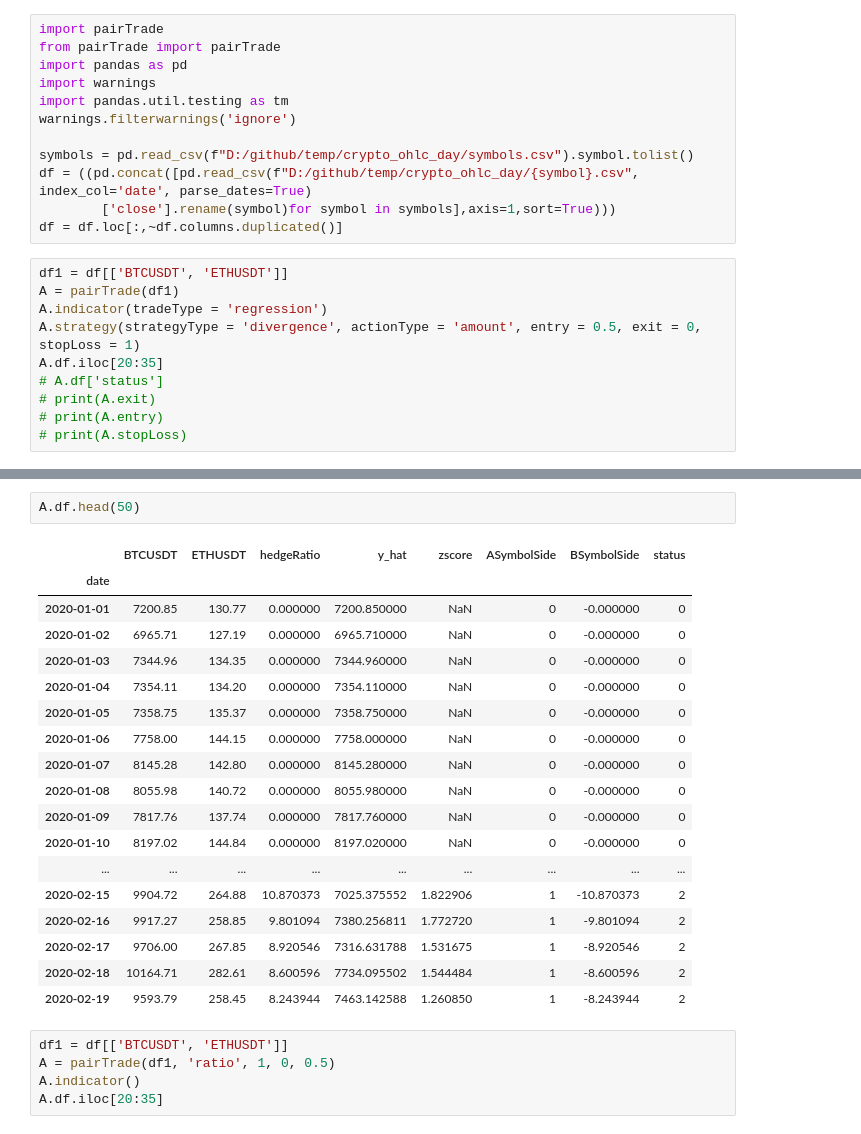
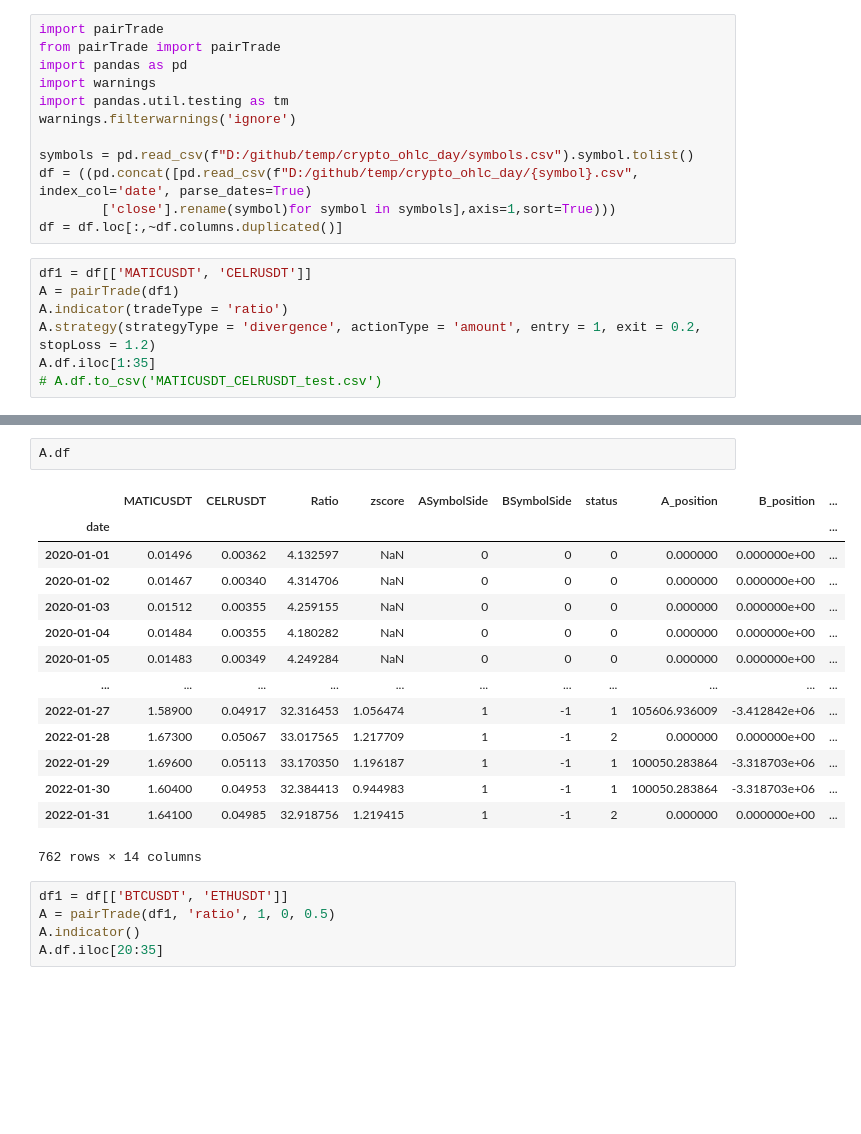
Before and after one commit to jochien889/backtrading, a Jupyter notebook: pairTrade_test.ipynb, the cells around one changed output, grey strips where cells are left out. Cells and saved outputs as stored; diff of their text form; blank space fills up the shorter version.

```diff
--- a/pairTrade_test.ipynb
+++ b/pairTrade_test.ipynb
@@ -11,13 +11,10 @@ df = ((pd.concat([pd.read_csv(f"D:/github/temp/crypto_ohlc_day/{symbol}.csv", in
         ['close'].rename(symbol)for symbol in symbols],axis=1,sort=True)))
 df = df.loc[:,~df.columns.duplicated()]
 # %%
-df1 = df[['BTCUSDT', 'ETHUSDT']]
+df1 = df[['MATICUSDT', 'CELRUSDT']]
 A = pairTrade(df1)
-A.indicator(tradeType = 'regression')
-A.strategy(strategyType = 'divergence', actionType = 'amount', entry = 0.5, exit = 0, stopLoss = 1)
-A.df.iloc[20:35]
-# A.df['status']
-# print(A.exit)
-# print(A.entry)
-# print(A.stopLoss)
+A.indicator(tradeType = 'ratio')
+A.strategy(strategyType = 'divergence', actionType = 'amount', entry = 1, exit = 0.2, stopLoss = 1.2)
+A.df.iloc[1:35]
+# A.df.to_csv('MATICUSDT_CELRUSDT_test.csv')
 # %% [output]
@@ -41,24 +39,20 @@ A.df.iloc[20:35]
 # %%
-A.df.head(50)
+A.df
 # %% [output]
-|  | BTCUSDT | ETHUSDT | hedgeRatio | y_hat | zscore | ASymbolSide | BSymbolSide | status |
-| date |  |  |  |  |  |  |  |  |
-| 2020-01-01 | 7200.85 | 130.77 | 0.000000 | 7200.850000 | NaN | 0 | -0.000000 | 0 |
-| 2020-01-02 | 6965.71 | 127.19 | 0.000000 | 6965.710000 | NaN | 0 | -0.000000 | 0 |
-| 2020-01-03 | 7344.96 | 134.35 | 0.000000 | 7344.960000 | NaN | 0 | -0.000000 | 0 |
-| 2020-01-04 | 7354.11 | 134.20 | 0.000000 | 7354.110000 | NaN | 0 | -0.000000 | 0 |
-| 2020-01-05 | 7358.75 | 135.37 | 0.000000 | 7358.750000 | NaN | 0 | -0.000000 | 0 |
-| 2020-01-06 | 7758.00 | 144.15 | 0.000000 | 7758.000000 | NaN | 0 | -0.000000 | 0 |
-| 2020-01-07 | 8145.28 | 142.80 | 0.000000 | 8145.280000 | NaN | 0 | -0.000000 | 0 |
-| 2020-01-08 | 8055.98 | 140.72 | 0.000000 | 8055.980000 | NaN | 0 | -0.000000 | 0 |
-| 2020-01-09 | 7817.76 | 137.74 | 0.000000 | 7817.760000 | NaN | 0 | -0.000000 | 0 |
-| 2020-01-10 | 8197.02 | 144.84 | 0.000000 | 8197.020000 | NaN | 0 | -0.000000 | 0 |
-| ... | ... | ... | ... | ... | ... | ... | ... | ... |
-| 2020-02-15 | 9904.72 | 264.88 | 10.870373 | 7025.375552 | 1.822906 | 1 | -10.870373 | 2 |
-| 2020-02-16 | 9917.27 | 258.85 | 9.801094 | 7380.256811 | 1.772720 | 1 | -9.801094 | 2 |
-| 2020-02-17 | 9706.00 | 267.85 | 8.920546 | 7316.631788 | 1.531675 | 1 | -8.920546 | 2 |
-| 2020-02-18 | 10164.71 | 282.61 | 8.600596 | 7734.095502 | 1.544484 | 1 | -8.600596 | 2 |
-| 2020-02-19 | 9593.79 | 258.45 | 8.243944 | 7463.142588 | 1.260850 | 1 | -8.243944 | 2 |
+|  | MATICUSDT | CELRUSDT | Ratio | zscore | ASymbolSide | BSymbolSide | status | A_position | B_position | ... |
+| date |  |  |  |  |  |  |  |  |  | ... |
+| 2020-01-01 | 0.01496 | 0.00362 | 4.132597 | NaN | 0 | 0 | 0 | 0.000000 | 0.000000e+00 | ... |
+| 2020-01-02 | 0.01467 | 0.00340 | 4.314706 | NaN | 0 | 0 | 0 | 0.000000 | 0.000000e+00 | ... |
+| 2020-01-03 | 0.01512 | 0.00355 | 4.259155 | NaN | 0 | 0 | 0 | 0.000000 | 0.000000e+00 | ... |
+| 2020-01-04 | 0.01484 | 0.00355 | 4.180282 | NaN | 0 | 0 | 0 | 0.000000 | 0.000000e+00 | ... |
+| 2020-01-05 | 0.01483 | 0.00349 | 4.249284 | NaN | 0 | 0 | 0 | 0.000000 | 0.000000e+00 | ... |
+| ... | ... | ... | ... | ... | ... | ... | ... | ... | ... | ... |
+| 2022-01-27 | 1.58900 | 0.04917 | 32.316453 | 1.056474 | 1 | -1 | 1 | 105606.936009 | -3.412842e+06 | ... |
+| 2022-01-28 | 1.67300 | 0.05067 | 33.017565 | 1.217709 | 1 | -1 | 2 | 0.000000 | 0.000000e+00 | ... |
+| 2022-01-29 | 1.69600 | 0.05113 | 33.170350 | 1.196187 | 1 | -1 | 1 | 100050.283864 | -3.318703e+06 | ... |
+| 2022-01-30 | 1.60400 | 0.04953 | 32.384413 | 0.944983 | 1 | -1 | 1 | 100050.283864 | -3.318703e+06 | ... |
+| 2022-01-31 | 1.64100 | 0.04985 | 32.918756 | 1.219415 | 1 | -1 | 2 | 0.000000 | 0.000000e+00 | ... |
+762 rows × 14 columns
 # %%
 df1 = df[['BTCUSDT', 'ETHUSDT']]
 A = pairTrade(df1, 'ratio', 1, 0, 0.5)
```
Also changed, not shown: parts of 3 cells of this notebook, 4 other files.
